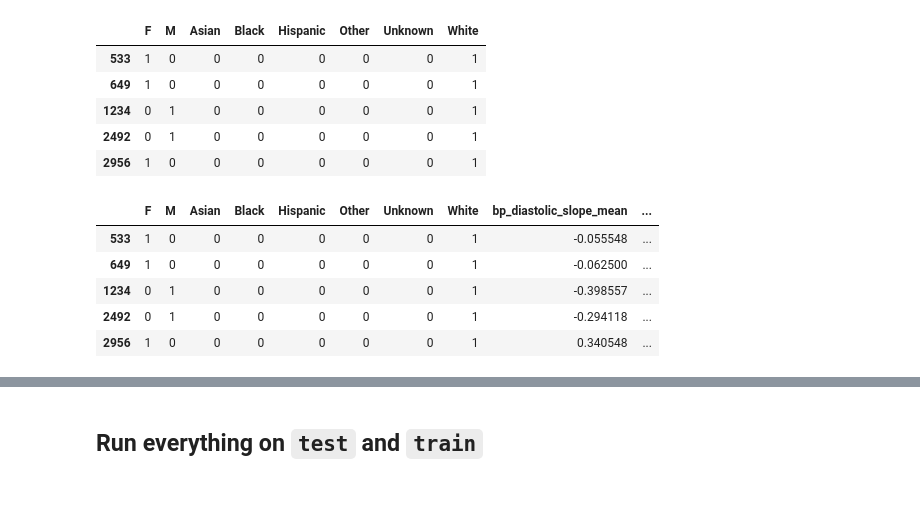
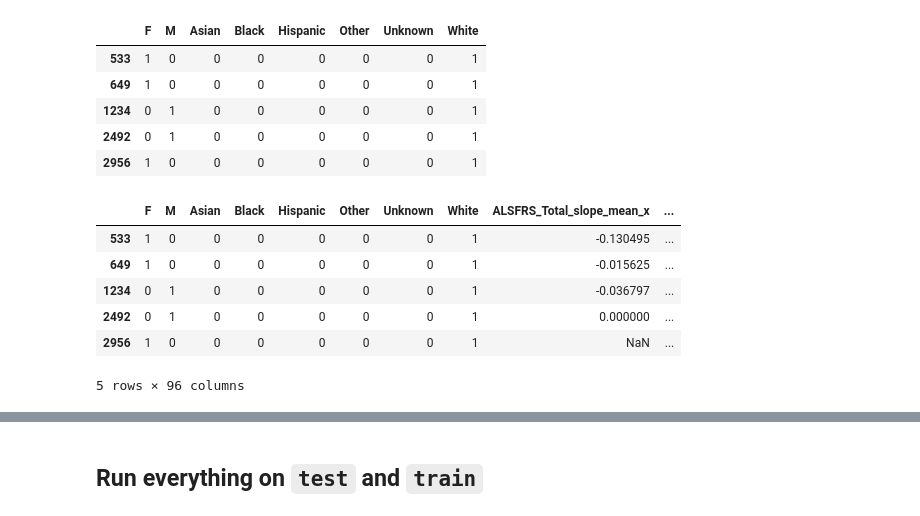
Before and after one commit to ihadanny/turbulence-z-team, a Jupyter notebook: ipython-notebooks/vectorizer_beta.ipynb, the cells around one changed output, grey strips where cells are left out. Saved outputs shown, nothing was run; the diff lists cells and outputs as text; code cells hidden in the pictures.

```diff
--- a/ipython-notebooks/vectorizer_beta.ipynb
+++ b/ipython-notebooks/vectorizer_beta.ipynb
@@ -20,7 +41,6 @@ df.describe()
 # %%
-interesting = df[(df.form_name == 'Demographic') | (df.form_name == 'Vitals')]
-print interesting['feature_name'].unique()
-func_per_feature = {}
+func_per_feature = defaultdict(set)
+
 vectorized = pd.DataFrame(index=df['SubjectID'].unique())
 print vectorized.shape
 # %% [output]
@@ -36,8 +54,8 @@ def scalar_feature_to_dummies(df, feature_name):
     return dum
 
 for feature_name in ['Gender', 'Race']:
-    func_per_feature[feature_name] = scalar_feature_to_dummies
-    vectorized = pd.merge(vectorized, func_per_feature[feature_name](df, feature_name), how = 'left',
+    func_per_feature[feature_name].add(scalar_feature_to_dummies)
+    vectorized = pd.merge(vectorized, scalar_feature_to_dummies(df, feature_name), how = 'left',
                           right_index=True, left_index=True)
 
 vectorized.head()
@@ -52,44 +70,85 @@ vectorized.head()
 ### Calculating slope - the diffs between each measurement and the first measurement (0 day)
 def calc_slope(row) :
     time_delta =  (float(row['feature_delta_int_y']) - float(row['feature_delta_int_x']))
     return (row['feature_value_float_y'] - row['feature_value_float_x'])/time_delta
 
 def timeseries_feature_to_slope(df, feature_name):
     my_slice = df[df.feature_name == feature_name]
     # There were duplicate measurements of timeseries features with the same feature_delta :(
     my_slice = my_slice.drop_duplicates(subset = ['SubjectID', 'feature_delta'], take_last=True)
     my_slice.loc[:, 'feature_value_float'] = my_slice['feature_value'].astype(float)
-    my_slice.loc[:, 'feature_delta_int'] = my_slice['feature_delta'].astype(int)
+    my_slice.loc[:, 'feature_delta_int'] = my_slice['feature_delta'].astype(float)
     my_slice_other_visits = my_slice[(my_slice.feature_delta_int > 0) & (my_slice.feature_delta_int < 92)]
     my_slice_first_visit = my_slice[my_slice.feature_delta_int == 0]
     my_slice_j = pd.merge(my_slice_first_visit, my_slice_other_visits, on=['SubjectID','feature_name'])
     my_slice_j.loc[:, 'feature_value_slope'] = my_slice_j.apply(calc_slope, axis=1)
     return my_slice_j
 
 def timeseries_feature_slope_reduced(df, feature_name):
     res = pd.DataFrame(index=df['SubjectID'].unique())
     for func in ['mean', 'std']:
         slope_series = timeseries_feature_to_slope(df, feature_name)
+
         slope_pivot = pd.pivot_table(slope_series, values = ['feature_value_slope'], index = ['SubjectID'],
                                      columns = ['feature_name'], aggfunc = func)
         slope_pivot = slope_pivot['feature_value_slope']
         slope_pivot.columns = [feature_name + "_slope_" + func]
-        res = pd.merge(res, slope_pivot, right_index=True, left_index=True)
+        res = pd.merge(res, slope_pivot, how='left', right_index=True, left_index=True)
+
     return res
 
-for feature_name in ['bp_diastolic', 'bp_systolic', 'pulse', 'respiratory_rate', 'temperature', 'weight']:
-    func_per_feature[feature_name] = timeseries_feature_slope_reduced
-    vectorized = pd.merge(vectorized, func_per_feature[feature_name](df, feature_name), how='left',
+def calc_diff_pct(group):
+    if len(group) < 2:
+        return None
+
+    group_sorted = group.sort('feature_delta')
+    values = group_sorted.feature_value.astype('float')
+    time_values = group_sorted.feature_delta.astype('float')
+
+    time_diff = time_values.iloc[-1] - time_values.iloc[0]
+    return ( values.iloc[-1] - values.iloc[0] ) / ( values.iloc[0] * time_diff)
+
+def timeseries_feature_pct_diff(df, feature_name):
+    my_slice = df[df.feature_name == feature_name]
+    ret = pd.DataFrame(my_slice.groupby('SubjectID').apply(calc_diff_pct))
+    ret.columns = [ feature_name + "_pct_diff" ]
+    return ret
+
+def timeseries_feature_stats(df, feature_name):
+    my_slice = df[df.feature_name == feature_name]
+    my_slice.loc[:,'feature_value'] = my_slice.feature_value.astype('float')
+    ret = pd.DataFrame(my_slice.groupby('SubjectID').feature_value.agg([np.mean, np.median, np.std]))
+    ret.columns = [ feature_name + "_" + func_name for func_name in [ "mean", "median", "std"] ]
+    return ret
+
+
+def timeseries_feature(df, feature_name):
+    res = pd.DataFrame(index=df['SubjectID'].unique())
+
+    res = pd.merge(res, timeseries_feature_slope_reduced(df, feature_name), how='left',
+                          right_index=True, left_index=True )
+    res = pd.merge(res, timeseries_feature_pct_diff(df, feature_name), how='left',
+                          right_index=True, left_index=True )
+    res = pd.merge(res, timeseries_feature_stats(df, feature_name), how='left',
+                          right_index=True, left_index=True )
+    return res
+
+for feature_name in [
+    'ALSFRS_Total', 'weight',
+    'bp_diastolic', 'bp_systolic', 'pulse', 'respiratory_rate', 'temperature' ]:
+    func_per_feature[feature_name].add(timeseries_feature)
+    vectorized = pd.merge(vectorized, timeseries_feature(df, feature_name), how='left',
                           right_index=True, left_index=True)
 
 vectorized.head()
 # %% [output]
-|  | F | M | Asian | Black | Hispanic | Other | Unknown | White | bp_diastolic_slope_mean | ... |
-| 533 | 1 | 0 | 0 | 0 | 0 | 0 | 0 | 1 | -0.055548 | ... |
-| 649 | 1 | 0 | 0 | 0 | 0 | 0 | 0 | 1 | -0.062500 | ... |
-| 1234 | 0 | 1 | 0 | 0 | 0 | 0 | 0 | 1 | -0.398557 | ... |
-| 2492 | 0 | 1 | 0 | 0 | 0 | 0 | 0 | 1 | -0.294118 | ... |
-| 2956 | 1 | 0 | 0 | 0 | 0 | 0 | 0 | 1 | 0.340548 | ... |
+|  | F | M | Asian | Black | Hispanic | Other | Unknown | White | ALSFRS_Total_slope_mean_x | ... |
+| 533 | 1 | 0 | 0 | 0 | 0 | 0 | 0 | 1 | -0.130495 | ... |
+| 649 | 1 | 0 | 0 | 0 | 0 | 0 | 0 | 1 | -0.015625 | ... |
+| 1234 | 0 | 1 | 0 | 0 | 0 | 0 | 0 | 1 | -0.036797 | ... |
+| 2492 | 0 | 1 | 0 | 0 | 0 | 0 | 0 | 1 | 0.000000 | ... |
+| 2956 | 1 | 0 | 0 | 0 | 0 | 0 | 0 | 1 | NaN | ... |
+5 rows × 96 columns
 # %%
 def timeseries_feature_last_value(df, feature_name):
     my_slice = df[df.feature_name == feature_name]
```
Also changed, not shown: parts of 9 cells of this notebook, 10 other files.
